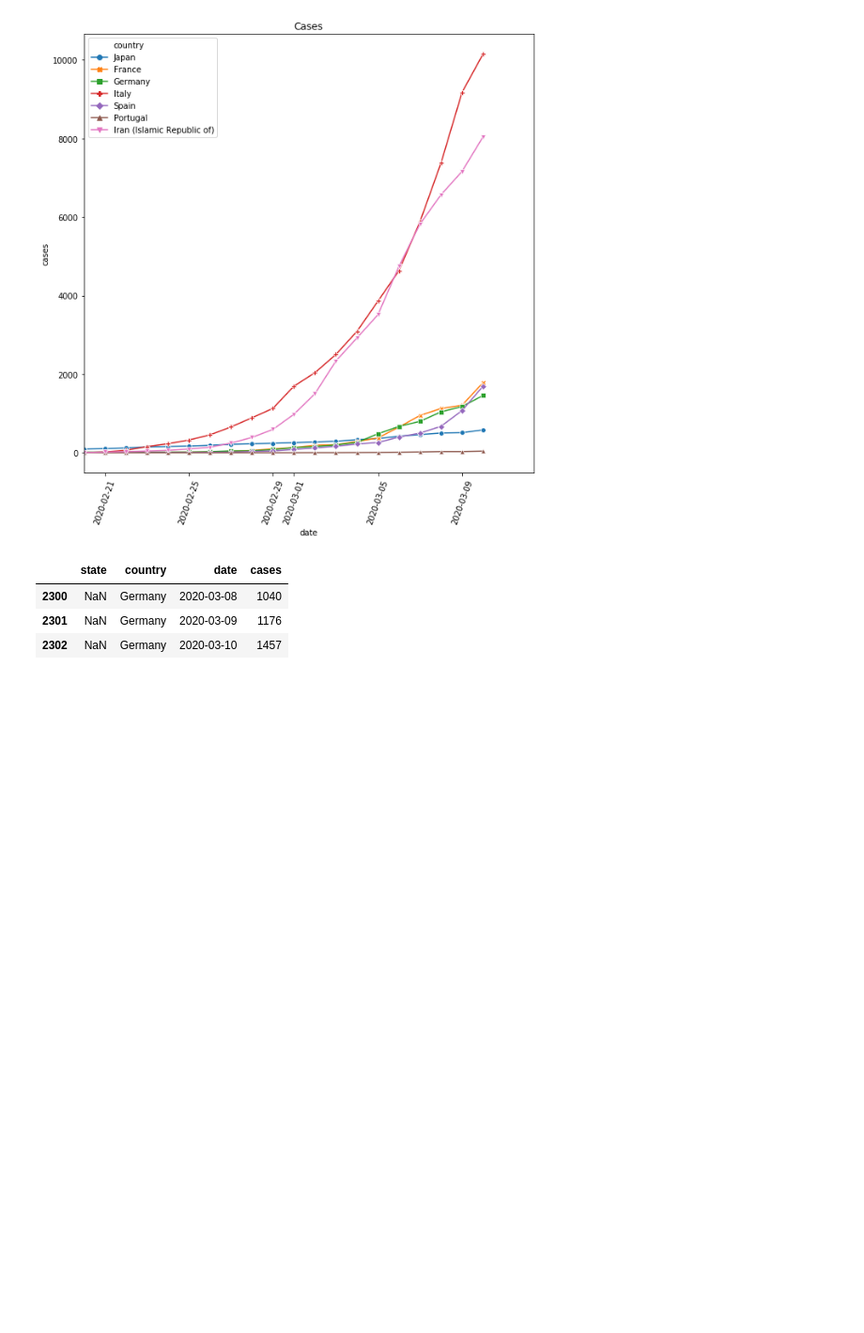
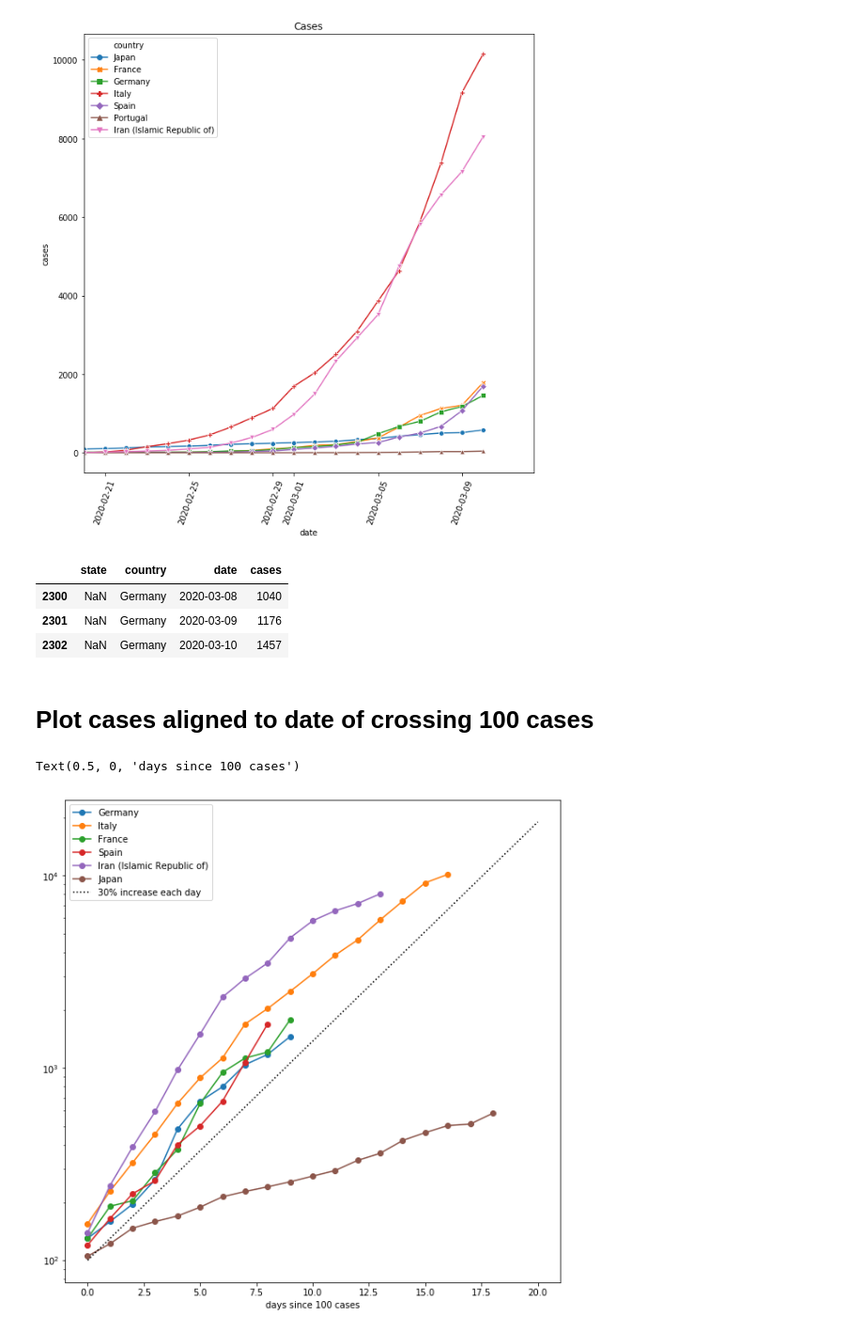
Before and after one commit to jlarsch/covid19Notebook, a Jupyter notebook: Covid19 notebook.ipynb, the cells around one changed output. Shown at 94% size. Saved outputs shown, nothing was run; the diff lists cells and outputs as text; code cells hidden in the pictures; blank space fills up the shorter version.

```diff
--- a/Covid19 notebook.ipynb
+++ b/Covid19 notebook.ipynb
@@ -47,7 +47,7 @@ Taipei and environs           Thailand                      Togo
 Tunisia                       UK                            US
 Ukraine                       United Arab Emirates          Viet Nam
 # %%
-plotCountries=['Germany','Italy','France','Spain','Iran (Islamic Republic of)','South Korea','Japan','Portugal']
+plotCountries=['Germany','Italy','France','Spain','Iran (Islamic Republic of)','Japan','Portugal']
 ix=df.country.isin(plotCountries)
 plotStartDate=pd.to_datetime('2020-02-20')
 # %%
@@ -95,3 +95,25 @@ df.loc[ix][-3:]
 | 2300 | NaN | Germany | 2020-03-08 | 1040 |
 | 2301 | NaN | Germany | 2020-03-09 | 1176 |
 | 2302 | NaN | Germany | 2020-03-10 | 1457 |
+# %% [markdown]
+# Plot cases aligned to date of crossing 100 cases
+# %%
+fix,ax=plt.subplots(figsize=(10,10))
+
+
+for i,c in enumerate(plotCountries):
+    ix=df.country==c
+    ts=df[ix].cases.values
+    if ts[-1]>100:
+        inflect=np.argmax(ts>100)
+        ax.plot(ts[inflect:],'o-',label=c)
+
+t=np.linspace(0,20,100)
+e=100*(1+0.3)**t
+ax.plot(t,e,':k',label='30% increase each day')
+ax.set_yscale('log')
+plt.legend()
+plt.xlabel('days since 100 cases')
+# %% [output]
+Text(0.5, 0, 'days since 100 cases')
+[figure, added]
```
